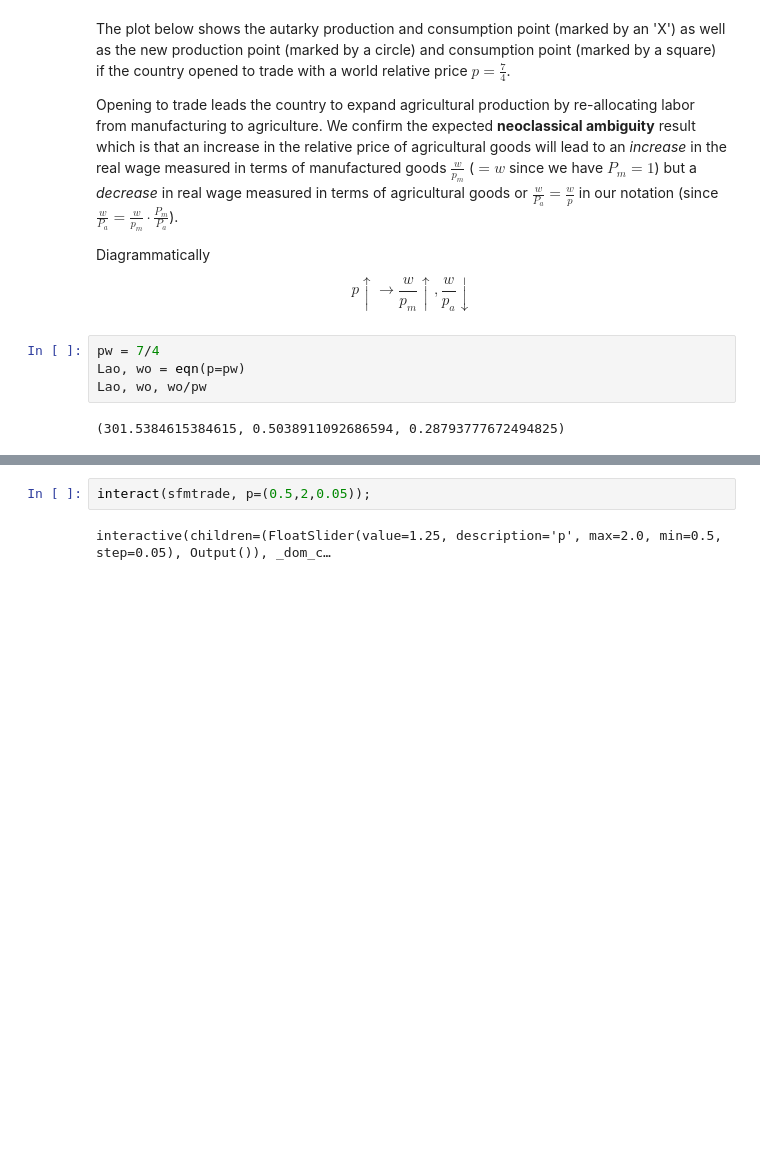
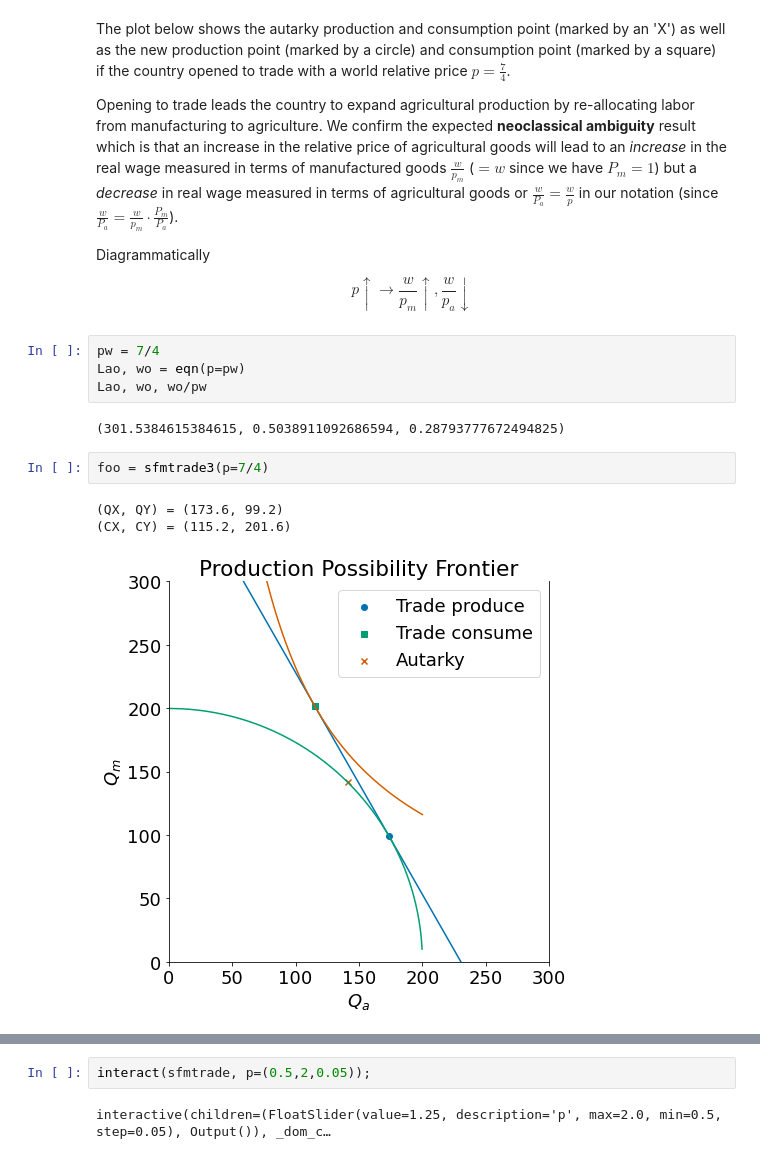
Before and after one commit to jhconning/Econ-Teach, a Jupyter notebook: notebooks/trade/SFM.ipynb, the cells around one changed output, grey strips where cells are left out. Cells and saved outputs as stored; diff of their text form; blank space fills up the shorter version.

```diff
--- a/notebooks/trade/SFM.ipynb
+++ b/notebooks/trade/SFM.ipynb
@@ -159,6 +175,12 @@ Lao, wo = eqn(p=pw)
 Lao, wo, wo/pw
 # %% [output]
 (301.5384615384615, 0.5038911092686594, 0.28793777672494825)
+# %%
+foo = sfmtrade3(p=7/4)
+# %% [output]
+(QX, QY) = (173.6, 99.2)
+(CX, CY) = (115.2, 201.6)
+[figure, added]
 # %%
 sfmtrade(p=7/4)
 # %% [output]
```
Also changed, not shown: parts of 9 cells of this notebook, 44 other files.
